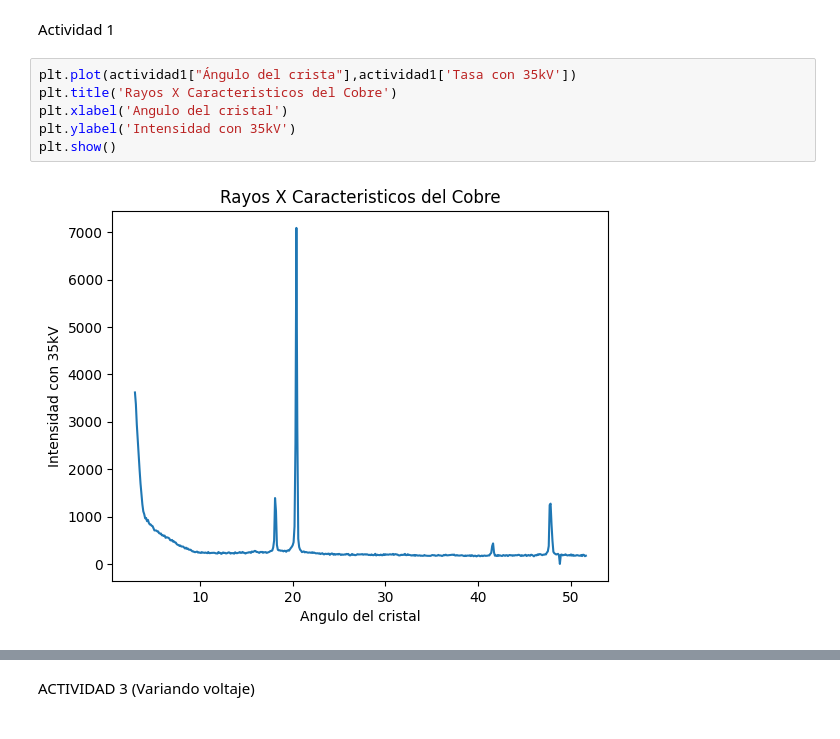
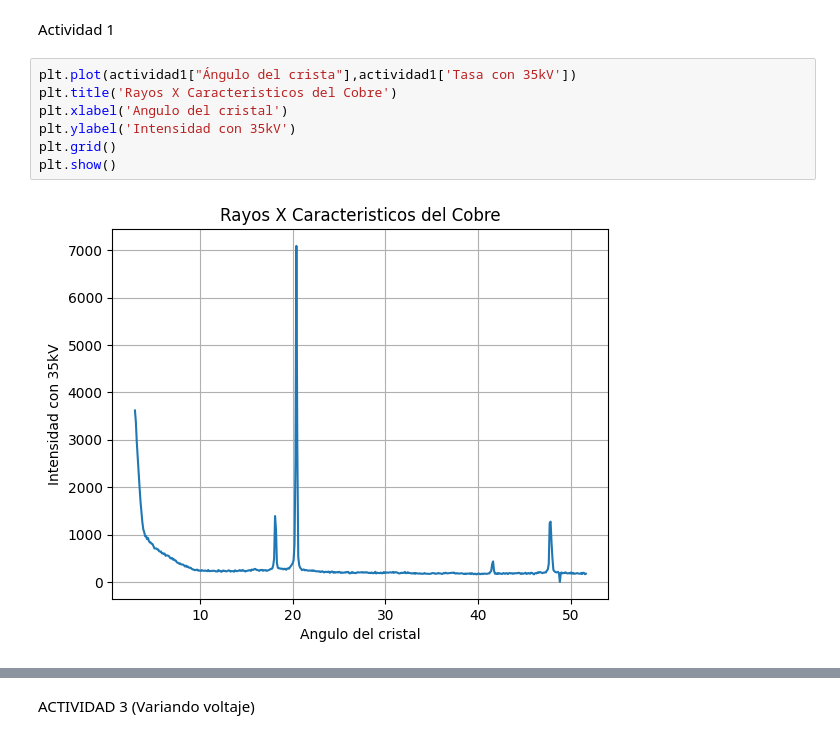
Before and after one commit to LabIntermedio/COD-INTERMEDIO, a Jupyter notebook: Rayos X/Rayos X.ipynb, the cells around one changed output, grey strips where cells are left out. Drawn from its saved outputs; the diff is of its cells as text.

```diff
--- a/Rayos X/Rayos X.ipynb
+++ b/Rayos X/Rayos X.ipynb
@@ -59,11 +61,12 @@ Actividad 1
 # %%
 plt.plot(actividad1["Ángulo del crista"],actividad1['Tasa con 35kV'])
 plt.title('Rayos X Caracteristicos del Cobre')
 plt.xlabel('Angulo del cristal')
 plt.ylabel('Intensidad con 35kV')
+plt.grid()
 plt.show()
 # %% [output]
-[figure, old version]
+[figure, new version]
 # %%
 def ley_de_bragg(theta):
     d=2.014*10**(-10) #GUIA
```
Also changed, not shown: parts of 8 cells of this notebook, 1 other file.
